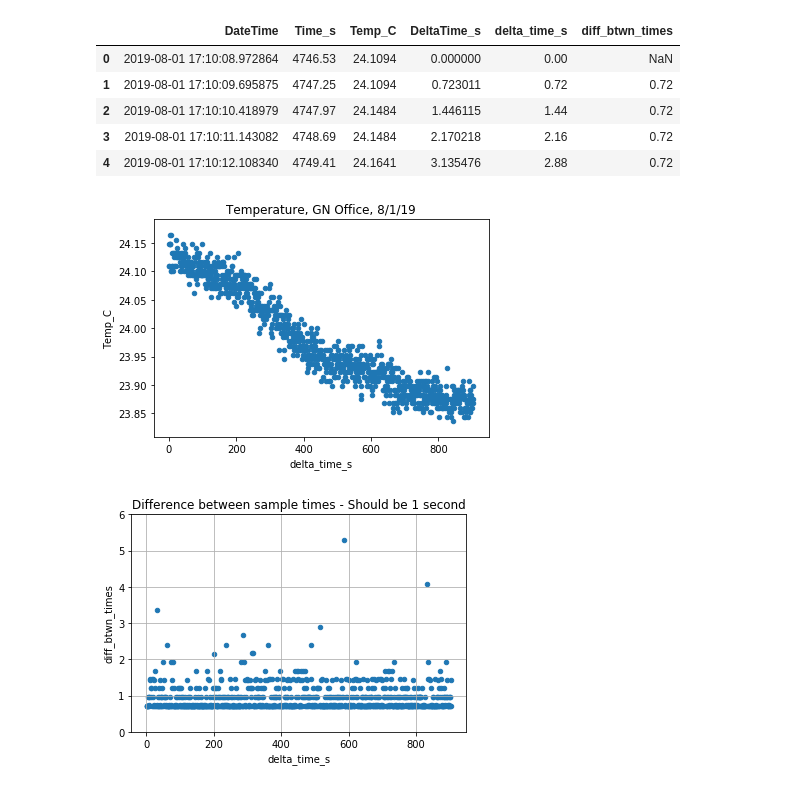
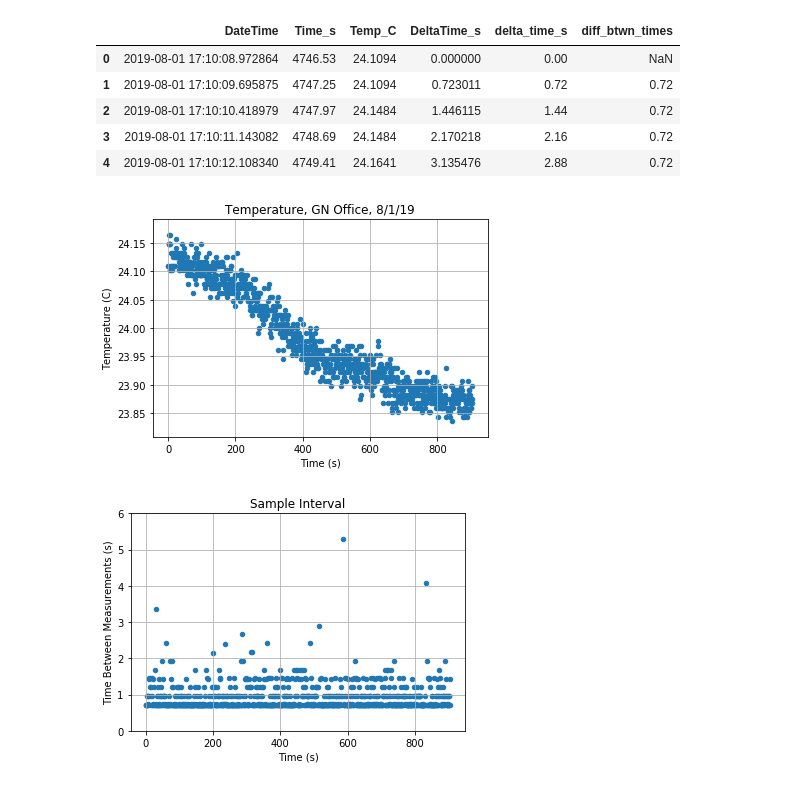
Before and after one commit to gregnordin/ADT7410_temperature_arduino, a Jupyter notebook: circuitpython-itsybitsyM4express/190801_circuitpython.ipynb, the cells around one changed output. Drawn from its saved outputs; the diff is of its cells as text; code cells hidden in the pictures.

```diff
--- a/circuitpython-itsybitsyM4express/190801_circuitpython.ipynb
+++ b/circuitpython-itsybitsyM4express/190801_circuitpython.ipynb
@@ -203,15 +203,20 @@ df3.head()
 | 4 | 2019-08-01 17:10:12.108340 | 4749.41 | 24.1641 | 3.135476 | 2.88 | 0.72 |
 # %%
 ax = df3.plot.scatter('delta_time_s', 'Temp_C')
+ax.grid()
+ax.set_xlabel("Time (s)")
+ax.set_ylabel("Temperature (C)")
 ax.set_title("Temperature, GN Office, 8/1/19")
 plt.savefig('data3_temp_vs_time.png')
 # %% [output]
-[figure, old version]
+[figure, new version]
 # %%
 ax = df3.plot.scatter('delta_time_s', 'diff_btwn_times')
 ax.grid()
+ax.set_xlabel("Time (s)")
+ax.set_ylabel("Time Between Measurements (s)")
 ax.set_ylim(0, 6)
-ax.set_title("Difference between sample times - Should be 1 second")
+ax.set_title("Sample Interval")
 plt.savefig('data3_diffbetweentimes_vs_time.png')
 # %% [output]
-[figure, old version]
+[figure, new version]
```
Also changed, not shown: 4 other files.
